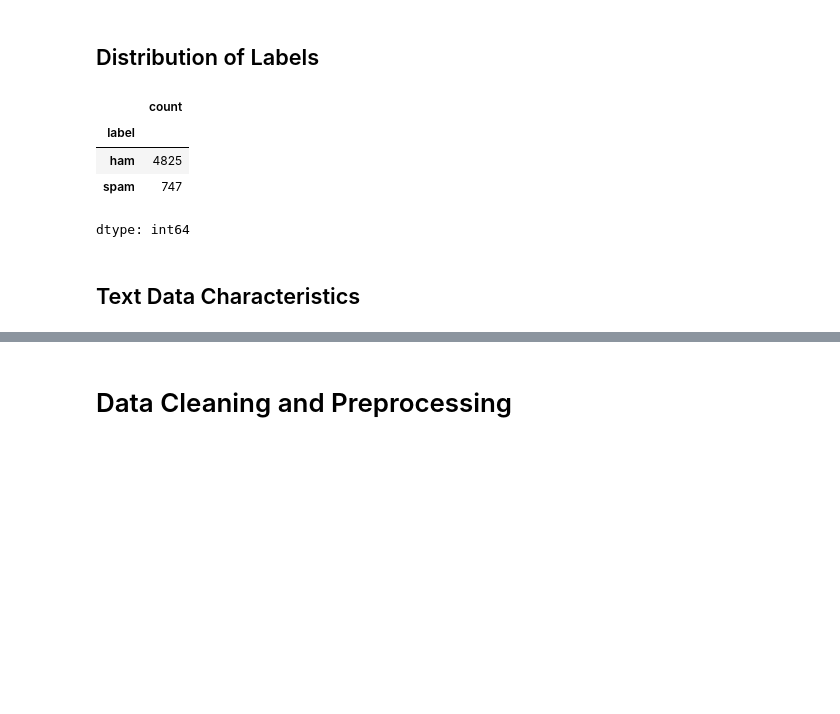
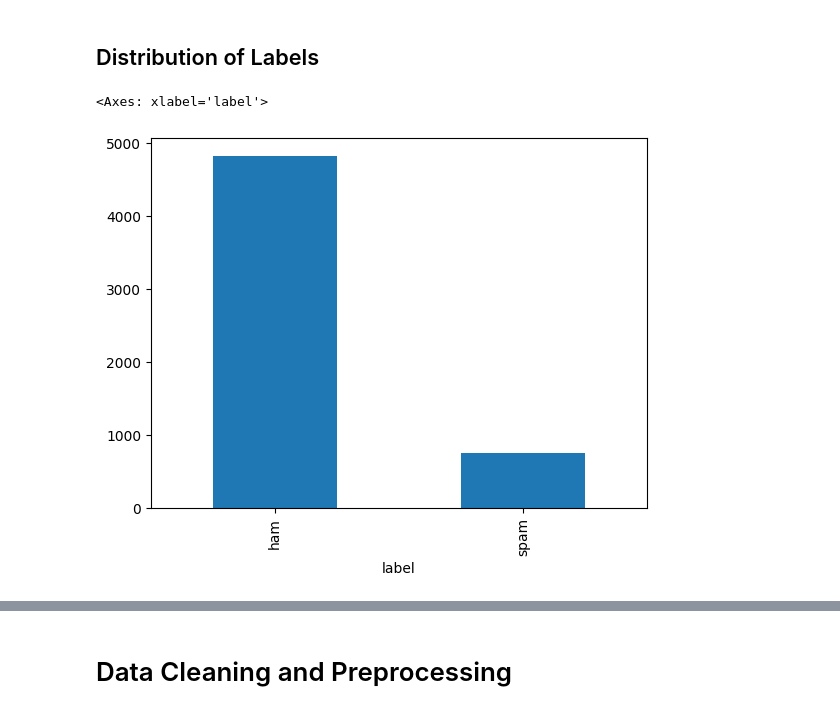
Before and after one commit to TariqAlhathloul/Text_Classification, a Jupyter notebook: Task2_Text_Classification.ipynb, the cells around one changed output, grey strips where cells are left out. Cells and saved outputs as stored; diff of their text form; code cells hidden in the pictures; blank space fills up the shorter version.

```diff
--- a/Task2_Text_Classification.ipynb
+++ b/Task2_Text_Classification.ipynb
@@ -90,11 +90,8 @@ dtype: int64
 # %% [markdown]
 ## Distribution of Labels
 # %%
-df['label'].value_counts()
-# the label is imbalanced since we only have 747 spam, and 4825 ham messages
+df['label'].value_counts().plot(kind='bar')
+# the labels are imbalanced since we only have 747 spam, and 4825 ham messages
 # %% [output]
-|  | count |
-| label |  |
-| ham | 4825 |
-| spam | 747 |
-dtype: int64
+<Axes: xlabel='label'>
+[figure, added]
@@ -105,2 +97,0 @@ df['label'] = df['label'].map(map)
-# %% [markdown]
-## Text Data Characteristics
```
Also changed, not shown: parts of 61 cells of this notebook.
